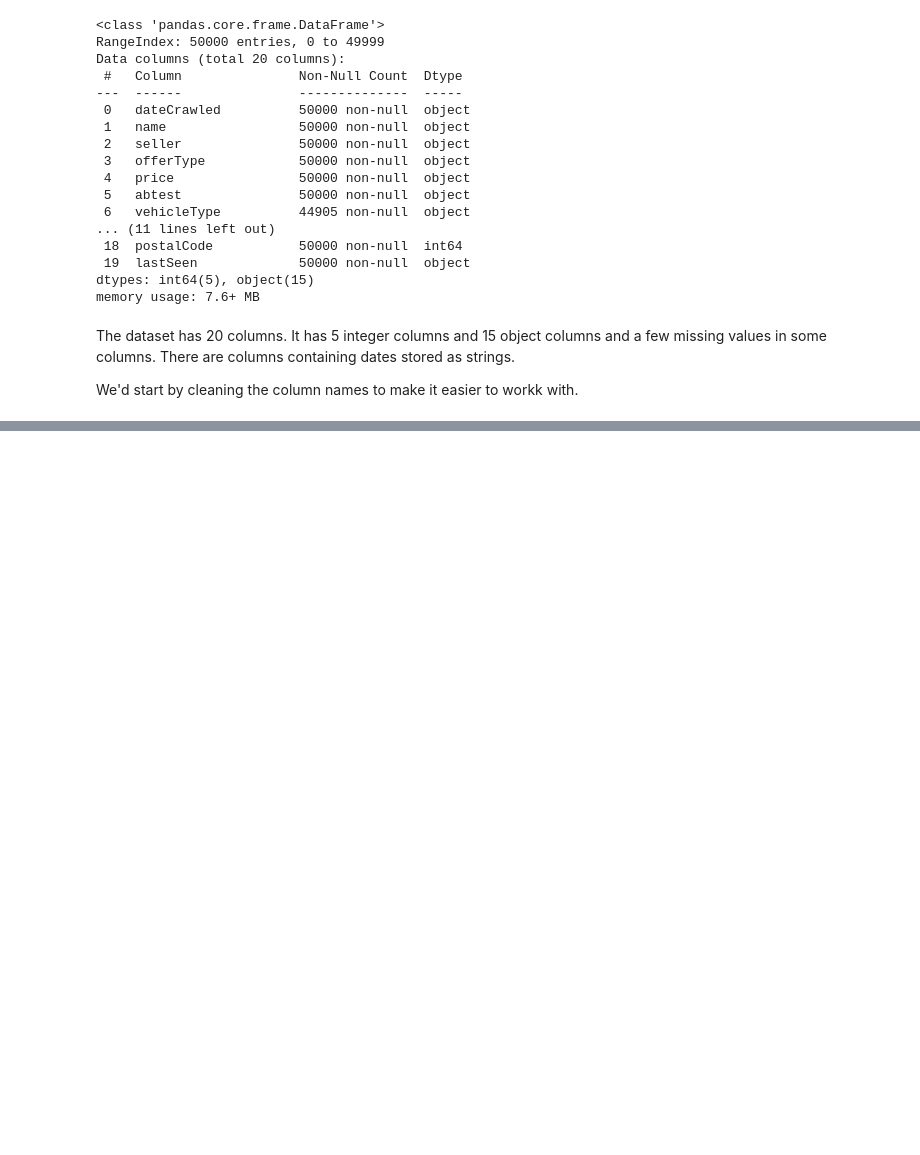
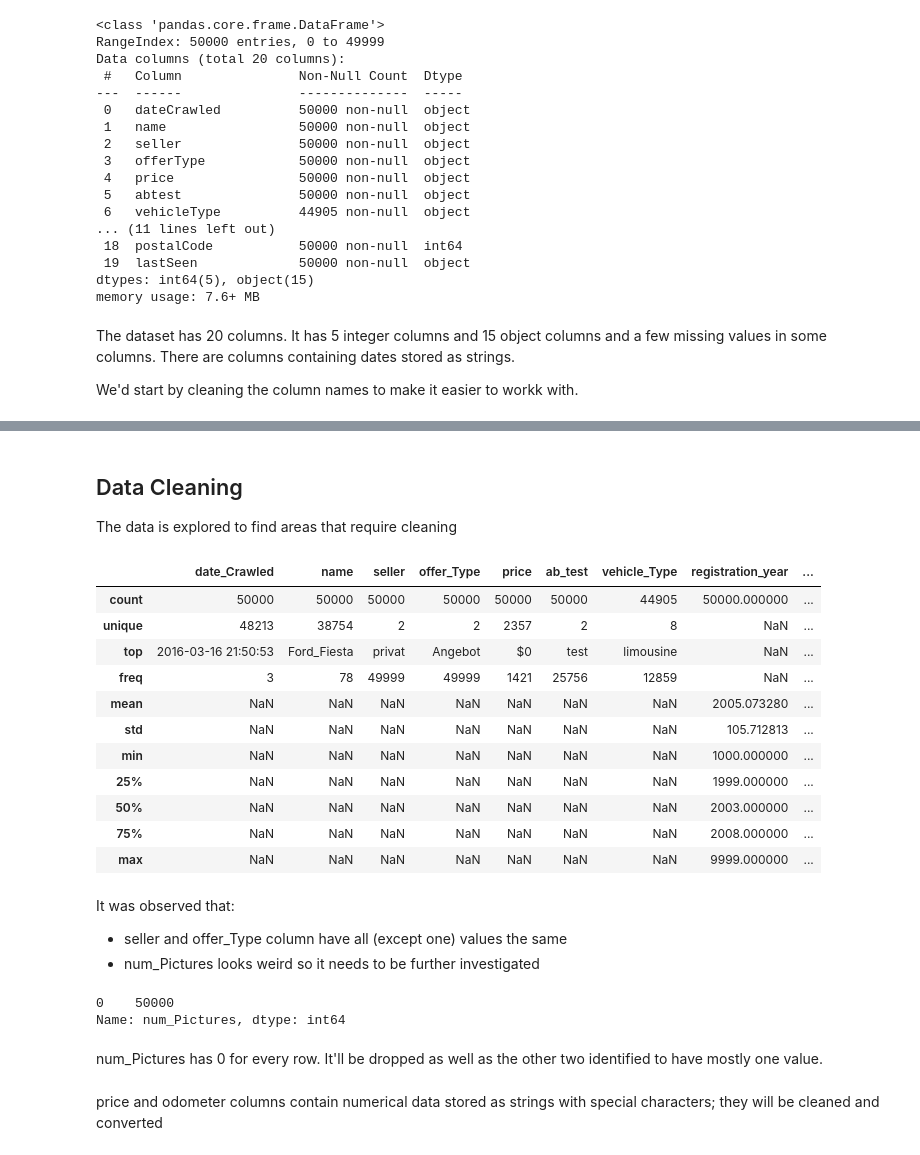
Before and after one commit to damiiete/DataQuest, a Jupyter notebook: Exploring_eBay_Car_Sales_Data/eBay_car_sales.ipynb, the cells around one changed output, grey strips where cells are left out. Saved outputs shown, nothing was run; the diff lists cells and outputs as text; code cells hidden in the pictures; blank space fills up the shorter version.

Commit message:
after price cleaning

```diff
--- a/Exploring_eBay_Car_Sales_Data/eBay_car_sales.ipynb
+++ b/Exploring_eBay_Car_Sales_Data/eBay_car_sales.ipynb
@@ -67,0 +81,7 @@ We'd start by cleaning the column names to make it easier to workk with.
+# %%
+autos.columns = ['date_Crawled', 'name', 'seller', 'offer_Type', 'price', 'ab_test',
+       'vehicle_Type', 'registration_year', 'gearbox', 'power_pS', 'model',
+       'odometer', 'registration_month', 'fuel_type', 'brand',
+       'unRepaired_damage', 'ad_Created', 'num_Pictures', 'postal_Code',
+       'last_Seen']
+autos.head()
@@ -67,0 +95,29 @@ We'd start by cleaning the column names to make it easier to workk with.
+# %% [markdown]
+## Data Cleaning
+The data is explored to find areas that require cleaning
+# %%
+autos.describe(include='all')
+# %% [output]
+|  | date_Crawled | name | seller | offer_Type | price | ab_test | vehicle_Type | registration_year | ... |
+| count | 50000 | 50000 | 50000 | 50000 | 50000 | 50000 | 44905 | 50000.000000 | ... |
+| unique | 48213 | 38754 | 2 | 2 | 2357 | 2 | 8 | NaN | ... |
+| top | 2016-03-16 21:50:53 | Ford_Fiesta | privat | Angebot | $0 | test | limousine | NaN | ... |
+| freq | 3 | 78 | 49999 | 49999 | 1421 | 25756 | 12859 | NaN | ... |
+| mean | NaN | NaN | NaN | NaN | NaN | NaN | NaN | 2005.073280 | ... |
+| std | NaN | NaN | NaN | NaN | NaN | NaN | NaN | 105.712813 | ... |
+| min | NaN | NaN | NaN | NaN | NaN | NaN | NaN | 1000.000000 | ... |
+| 25% | NaN | NaN | NaN | NaN | NaN | NaN | NaN | 1999.000000 | ... |
+| 50% | NaN | NaN | NaN | NaN | NaN | NaN | NaN | 2003.000000 | ... |
+| 75% | NaN | NaN | NaN | NaN | NaN | NaN | NaN | 2008.000000 | ... |
+| max | NaN | NaN | NaN | NaN | NaN | NaN | NaN | 9999.000000 | ... |
+# %% [markdown]
+It was observed that:
+- seller and offer_Type column have all (except one) values the same
+- num_Pictures looks weird so it needs to be further investigated
+# %%
+autos['num_Pictures'].value_counts()
+# %% [output]
+0    50000
+Name: num_Pictures, dtype: int64
+# %% [markdown]
+num_Pictures has 0 for every row. It'll be dropped as well as the other two identified to have mostly one value.
@@ -67,0 +126,2 @@ We'd start by cleaning the column names to make it easier to workk with.
+# %% [markdown]
+price and odometer columns contain numerical data stored as strings with special characters; they will be cleaned and converted
```
Also changed, not shown: parts of 16 cells of this notebook.
